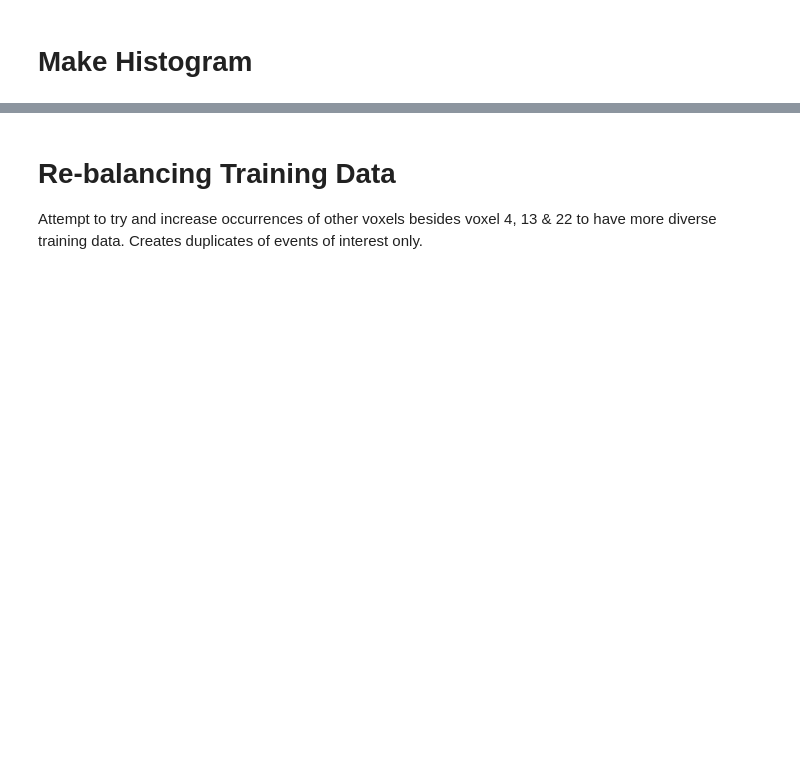
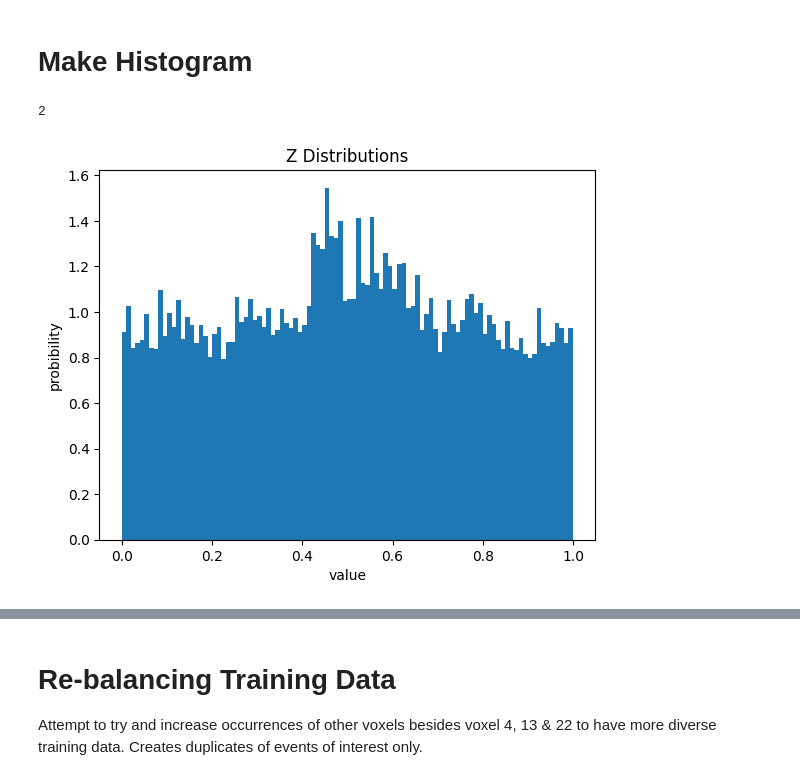
Before and after one commit to alpha-davidson/ATTPCLatent, a Jupyter notebook: Mg22_pretrain/Mg22_Voxel_pipeline.ipynb, the cells around one changed output, grey strips where cells are left out. Cells and saved outputs as stored; diff of their text form; code cells hidden in the pictures; blank space fills up the shorter version.

```diff
--- a/Mg22_pretrain/Mg22_Voxel_pipeline.ipynb
+++ b/Mg22_pretrain/Mg22_Voxel_pipeline.ipynb
@@ -525,7 +555,7 @@ np.save('../voxel_data/' + new_array_name, final_data)
 ### Assertion statements to check if coords are still within unit cube
 # %%
 name = ISOTOPE + '_size' + str(sample_size) + '_shuffled_voxels'
-data = np.load('../voxel_data/' + name + '.npy')
+data = np.load('voxel_data/' + name + '.npy')
 
 assert np.amin(data[:,:,0]) >= 0, 'There are x-values that are negative'
 assert np.amin(data[:,:,1]) > 0, 'There are y-values that are negative'
@@ -618,22 +665,25 @@ assert np.sum(np.isinf(val)) == 0, 'Infinities in dataset'
 # %%
 # Make histogram of values (either x,y,z,charge) from selected npy (train, val, test)
 # Will need to change PLOT and DATA_SET_NAME to plot X-Y-Z-Q(charge) from training, val, or test
 PLOT = 'Z'
 DATA_SET_NAME = 'train'
 index = PROJECTION.find(PLOT)
 print(index)
 
 if index != -1: #So that it is either X, Y or Z (0,1 or 2 indices)
-    data = np.load('../voxel_data/' + ISOTOPE + '_size' + str(sample_size) + DATA_SET_NAME + '.npy')
+    data = np.load('voxel_data/' + ISOTOPE + '_size' + str(sample_size) + DATA_SET_NAME + '.npy')
     info = data[:,:,index].flatten()
     plt.hist(info, density=True, bins=100)
     plt.ylabel('probibility')
     plt.xlabel('value')
     plt.title(PLOT + ' Distributions')
     plt.show()
     # plt.savefig('data/'+ '.png', bbox_inches = 'tight') # uncomment to save
 else:
     print('Value to plot is invalid, change PLOT')
+# %% [output]
+2
+[figure, added]
 # %%
 #plotting the x,y,and z distributions for training, validation, and test sets
 
```
Also changed, not shown: parts of 27 cells of this notebook, 2 other files.
